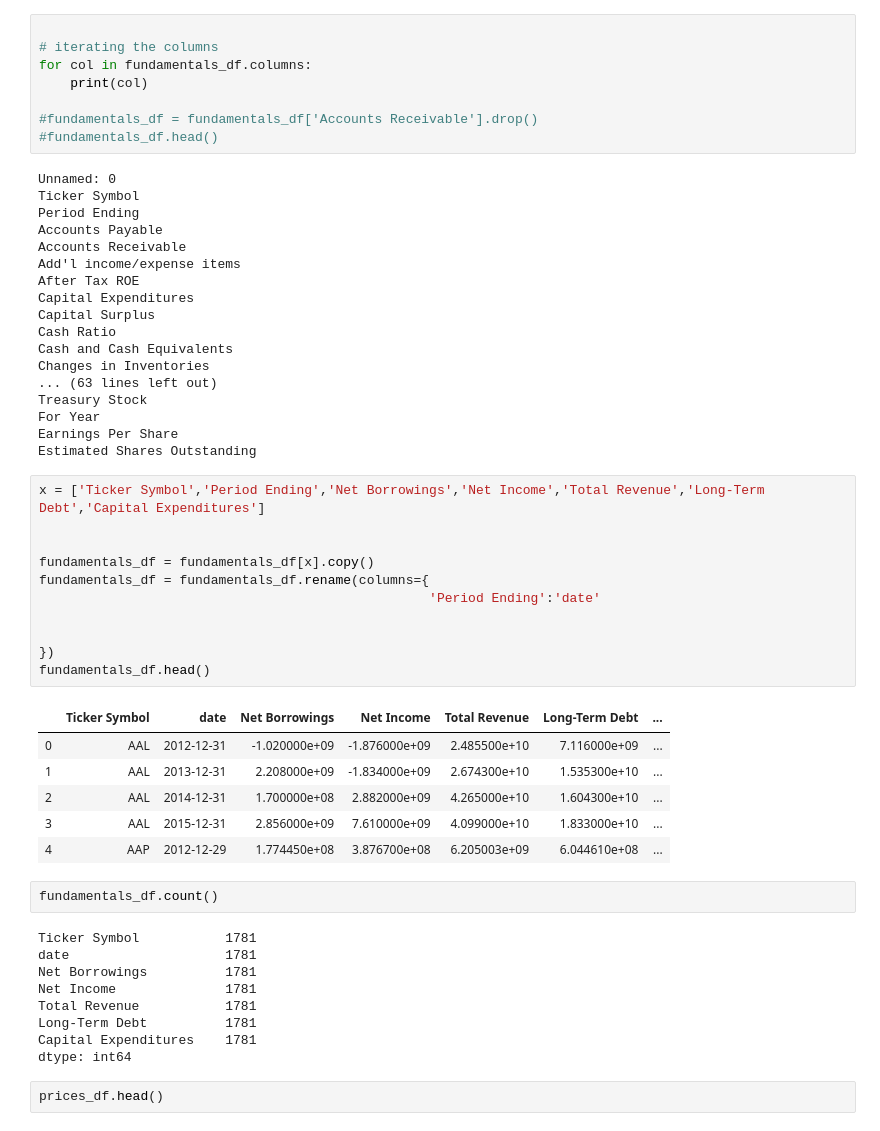
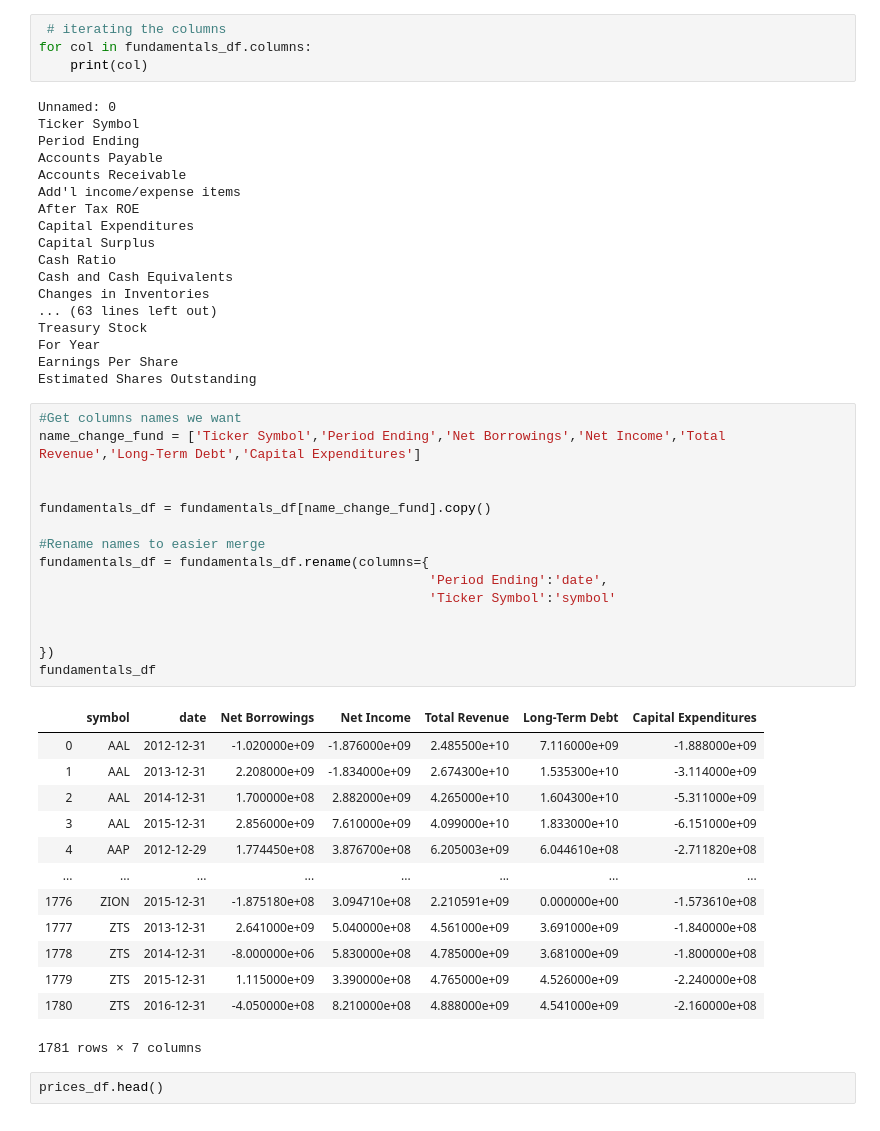
Before and after one commit to alimiacc/ETL-Project, a Jupyter notebook: Stocks_ETL.ipynb, the cells around one changed output. Saved outputs shown, nothing was run; the diff lists cells and outputs as text.

```diff
--- a/Stocks_ETL.ipynb
+++ b/Stocks_ETL.ipynb
@@ -27,11 +18,7 @@ fundamentals_df.head()
 # %%
-
-# iterating the columns
+ # iterating the columns
 for col in fundamentals_df.columns:
     print(col)
-
-#fundamentals_df = fundamentals_df['Accounts Receivable'].drop()
-#fundamentals_df.head()
 # %% [output]
 Unnamed: 0
 Ticker Symbol
@@ -51,34 +38,34 @@ For Year
 Earnings Per Share
 Estimated Shares Outstanding
 # %%
-x = ['Ticker Symbol','Period Ending','Net Borrowings','Net Income','Total Revenue','Long-Term Debt','Capital Expenditures']
+#Get columns names we want
+name_change_fund = ['Ticker Symbol','Period Ending','Net Borrowings','Net Income','Total Revenue','Long-Term Debt','Capital Expenditures']
 
 
-fundamentals_df = fundamentals_df[x].copy()
+fundamentals_df = fundamentals_df[name_change_fund].copy()
+
+#Rename names to easier merge
 fundamentals_df = fundamentals_df.rename(columns={
-                                                  'Period Ending':'date'
+                                                  'Period Ending':'date',
+                                                  'Ticker Symbol':'symbol'
 
 
 })
-fundamentals_df.head()
+fundamentals_df
 # %% [output]
-|  | Ticker Symbol | date | Net Borrowings | Net Income | Total Revenue | Long-Term Debt | ... |
-| 0 | AAL | 2012-12-31 | -1.020000e+09 | -1.876000e+09 | 2.485500e+10 | 7.116000e+09 | ... |
-| 1 | AAL | 2013-12-31 | 2.208000e+09 | -1.834000e+09 | 2.674300e+10 | 1.535300e+10 | ... |
-| 2 | AAL | 2014-12-31 | 1.700000e+08 | 2.882000e+09 | 4.265000e+10 | 1.604300e+10 | ... |
-| 3 | AAL | 2015-12-31 | 2.856000e+09 | 7.610000e+09 | 4.099000e+10 | 1.833000e+10 | ... |
-| 4 | AAP | 2012-12-29 | 1.774450e+08 | 3.876700e+08 | 6.205003e+09 | 6.044610e+08 | ... |
+|  | symbol | date | Net Borrowings | Net Income | Total Revenue | Long-Term Debt | Capital Expenditures |
+| 0 | AAL | 2012-12-31 | -1.020000e+09 | -1.876000e+09 | 2.485500e+10 | 7.116000e+09 | -1.888000e+09 |
+| 1 | AAL | 2013-12-31 | 2.208000e+09 | -1.834000e+09 | 2.674300e+10 | 1.535300e+10 | -3.114000e+09 |
+| 2 | AAL | 2014-12-31 | 1.700000e+08 | 2.882000e+09 | 4.265000e+10 | 1.604300e+10 | -5.311000e+09 |
+| 3 | AAL | 2015-12-31 | 2.856000e+09 | 7.610000e+09 | 4.099000e+10 | 1.833000e+10 | -6.151000e+09 |
+| 4 | AAP | 2012-12-29 | 1.774450e+08 | 3.876700e+08 | 6.205003e+09 | 6.044610e+08 | -2.711820e+08 |
+| ... | ... | ... | ... | ... | ... | ... | ... |
+| 1776 | ZION | 2015-12-31 | -1.875180e+08 | 3.094710e+08 | 2.210591e+09 | 0.000000e+00 | -1.573610e+08 |
+| 1777 | ZTS | 2013-12-31 | 2.641000e+09 | 5.040000e+08 | 4.561000e+09 | 3.691000e+09 | -1.840000e+08 |
+| 1778 | ZTS | 2014-12-31 | -8.000000e+06 | 5.830000e+08 | 4.785000e+09 | 3.681000e+09 | -1.800000e+08 |
+| 1779 | ZTS | 2015-12-31 | 1.115000e+09 | 3.390000e+08 | 4.765000e+09 | 4.526000e+09 | -2.240000e+08 |
+| 1780 | ZTS | 2016-12-31 | -4.050000e+08 | 8.210000e+08 | 4.888000e+09 | 4.541000e+09 | -2.160000e+08 |
+1781 rows × 7 columns
-# %%
-fundamentals_df.count()
-# %% [output]
-Ticker Symbol           1781
-date                    1781
-Net Borrowings          1781
-Net Income              1781
-Total Revenue           1781
-Long-Term Debt          1781
-Capital Expenditures    1781
-dtype: int64
 # %%
 prices_df.head()
 # %% [output]
```
Also changed, not shown: parts of 13 cells of this notebook.
